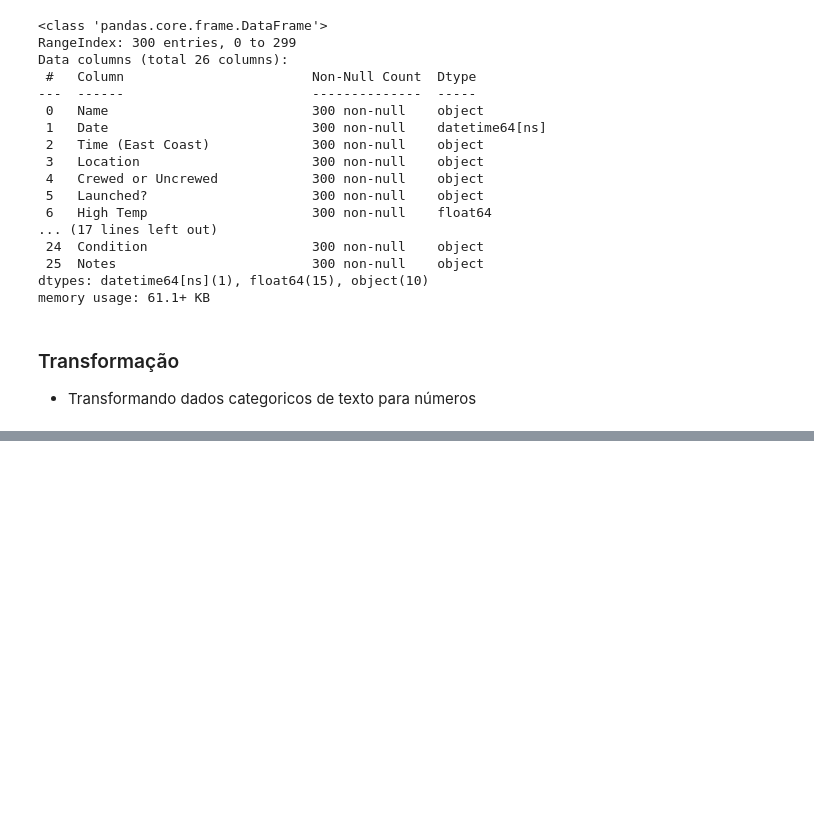
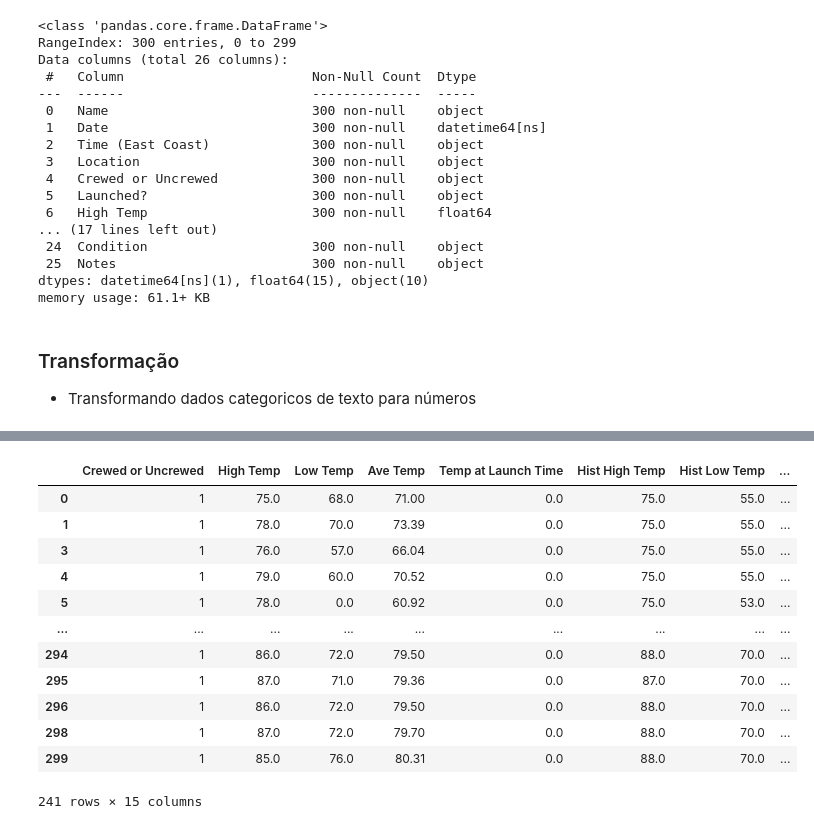
Before and after one commit to leandrobarbieri/ml-basics, a Jupyter notebook: Predict_rocket_launch_delays_with_machine_learning.ipynb, the cells around one changed output, grey strips where cells are left out. Drawn from its saved outputs; the diff is of its cells as text; code cells hidden in the pictures; blank space fills up the shorter version.

```diff
--- a/Predict_rocket_launch_delays_with_machine_learning.ipynb
+++ b/Predict_rocket_launch_delays_with_machine_learning.ipynb
@@ -200,0 +333,16 @@ dados.head()
+# %%
+dados[dados['Wind Speed at Launch Time'] == 0]
+# %% [output]
+|  | Crewed or Uncrewed | High Temp | Low Temp | Ave Temp | Temp at Launch Time | Hist High Temp | Hist Low Temp | ... |
+| 0 | 1 | 75.0 | 68.0 | 71.00 | 0.0 | 75.0 | 55.0 | ... |
+| 1 | 1 | 78.0 | 70.0 | 73.39 | 0.0 | 75.0 | 55.0 | ... |
+| 3 | 1 | 76.0 | 57.0 | 66.04 | 0.0 | 75.0 | 55.0 | ... |
+| 4 | 1 | 79.0 | 60.0 | 70.52 | 0.0 | 75.0 | 55.0 | ... |
+| 5 | 1 | 78.0 | 0.0 | 60.92 | 0.0 | 75.0 | 53.0 | ... |
+| ... | ... | ... | ... | ... | ... | ... | ... | ... |
+| 294 | 1 | 86.0 | 72.0 | 79.50 | 0.0 | 88.0 | 70.0 | ... |
+| 295 | 1 | 87.0 | 71.0 | 79.36 | 0.0 | 87.0 | 70.0 | ... |
+| 296 | 1 | 86.0 | 72.0 | 79.50 | 0.0 | 88.0 | 70.0 | ... |
+| 298 | 1 | 87.0 | 72.0 | 79.70 | 0.0 | 88.0 | 70.0 | ... |
+| 299 | 1 | 85.0 | 76.0 | 80.31 | 0.0 | 88.0 | 70.0 | ... |
+241 rows × 15 columns
```
Also changed, not shown: parts of 33 cells of this notebook.
